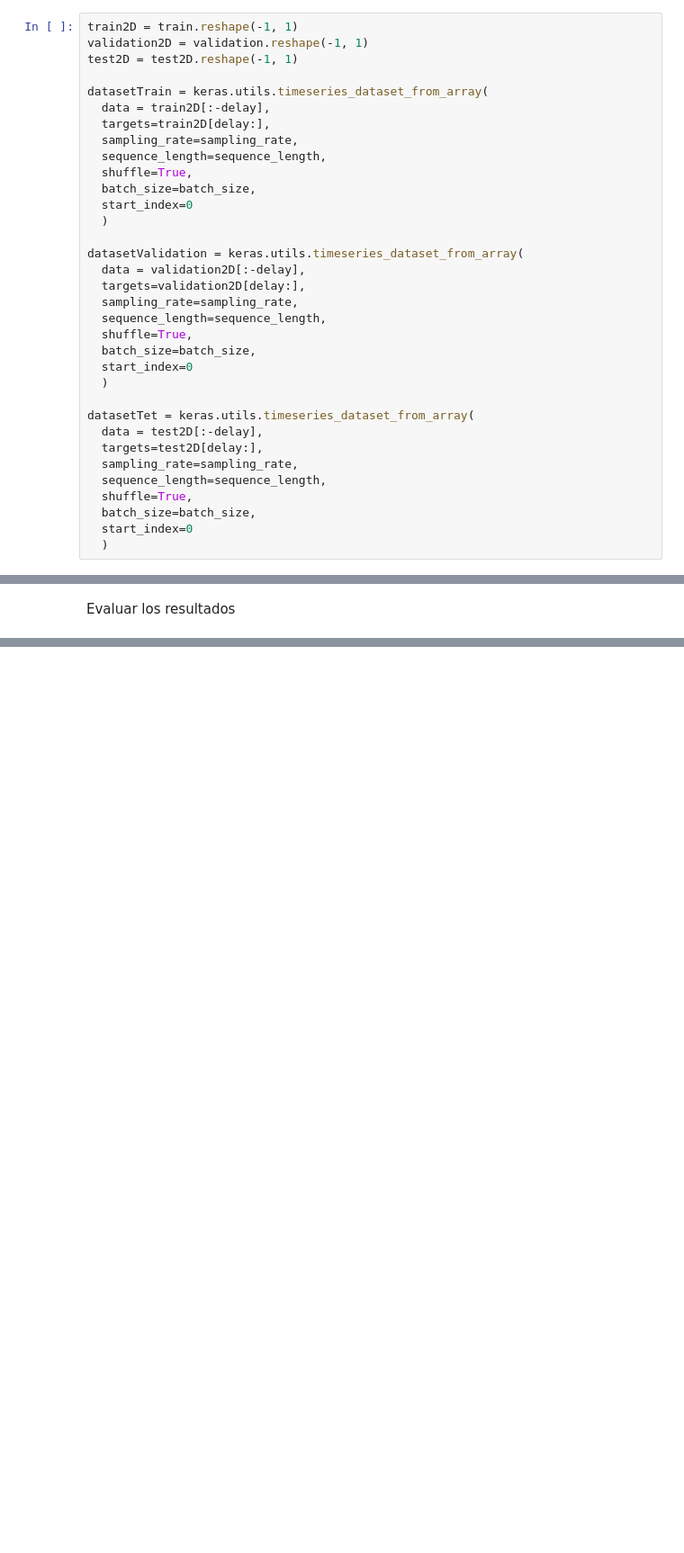
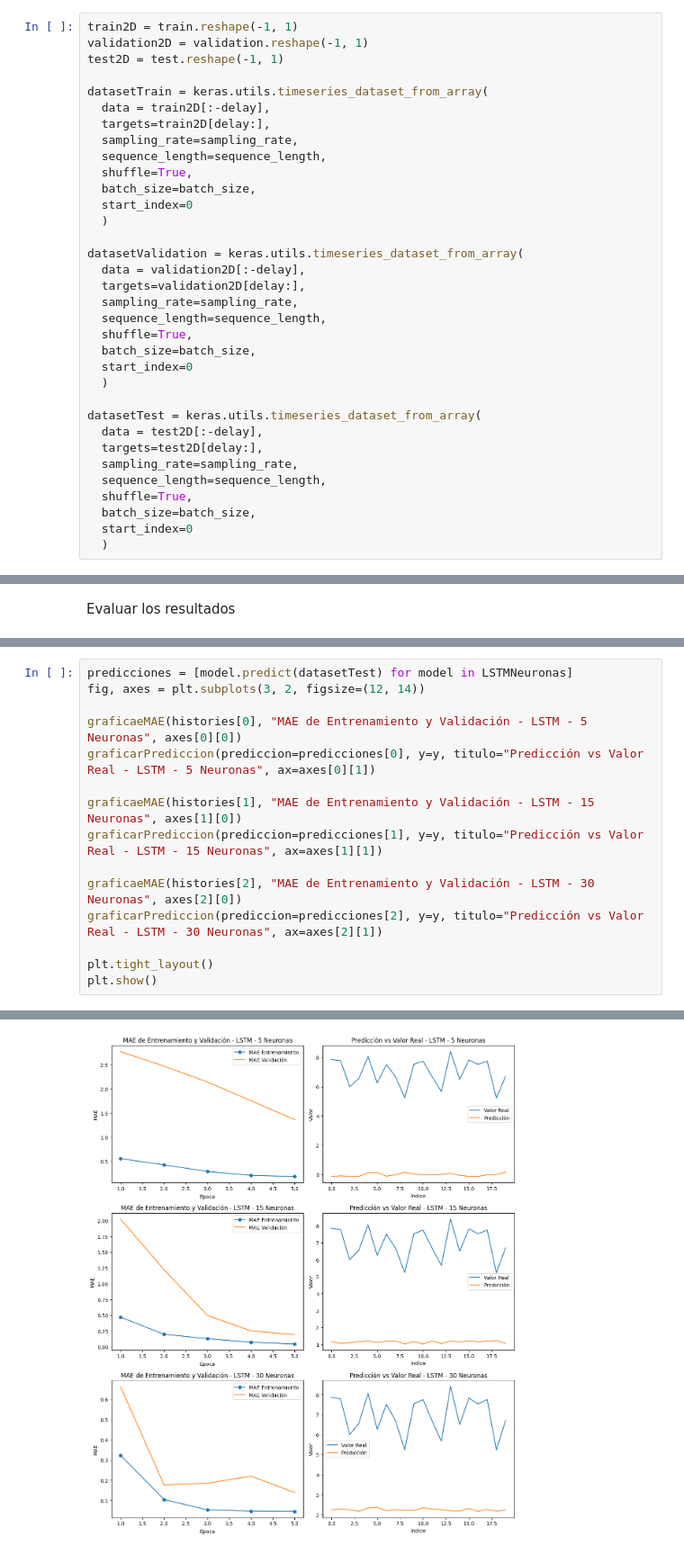
Before and after one commit to AngieJoya99/Taller3-RN, a Jupyter notebook: Taller3RN.ipynb, the cells around one changed output, grey strips where cells are left out. Shown: that part at 90% size. Drawn from its saved outputs; the diff is of its cells as text; blank space fills up the shorter version.

```diff
--- a/Taller3RN.ipynb
+++ b/Taller3RN.ipynb
@@ -121,7 +120,7 @@ Preparar los dataset de acuerdo a la ventana de tiempo
 # %%
 train2D = train.reshape(-1, 1)
 validation2D = validation.reshape(-1, 1)
-test2D = test2D.reshape(-1, 1)
+test2D = test.reshape(-1, 1)
 
 datasetTrain = keras.utils.timeseries_dataset_from_array(
   data = train2D[:-delay],
@@ -143,7 +142,7 @@ datasetValidation = keras.utils.timeseries_dataset_from_array(
   start_index=0
   )
 
-datasetTet = keras.utils.timeseries_dataset_from_array(
+datasetTest = keras.utils.timeseries_dataset_from_array(
   data = test2D[:-delay],
   targets=test2D[delay:],
   sampling_rate=sampling_rate,
@@ -223,0 +286,16 @@ Modificando el número de neuronas:
+# %%
+predicciones = [model.predict(datasetTest) for model in LSTMNeuronas]
+fig, axes = plt.subplots(3, 2, figsize=(12, 14))
+
+graficaeMAE(histories[0], "MAE de Entrenamiento y Validación - LSTM - 5 Neuronas", axes[0][0])
+graficarPrediccion(prediccion=predicciones[0], y=y, titulo="Predicción vs Valor Real - LSTM - 5 Neuronas", ax=axes[0][1])
+
+graficaeMAE(histories[1], "MAE de Entrenamiento y Validación - LSTM - 15 Neuronas", axes[1][0])
+graficarPrediccion(prediccion=predicciones[1], y=y, titulo="Predicción vs Valor Real - LSTM - 15 Neuronas", ax=axes[1][1])
+
+graficaeMAE(histories[2], "MAE de Entrenamiento y Validación - LSTM - 30 Neuronas", axes[2][0])
+graficarPrediccion(prediccion=predicciones[2], y=y, titulo="Predicción vs Valor Real - LSTM - 30 Neuronas", ax=axes[2][1])
+
+plt.tight_layout()
+plt.show()
+# %% [output]
@@ -223,0 +305 @@ Modificando el número de neuronas:
+[figure, added]
```
Also changed, not shown: parts of 12 cells of this notebook.
